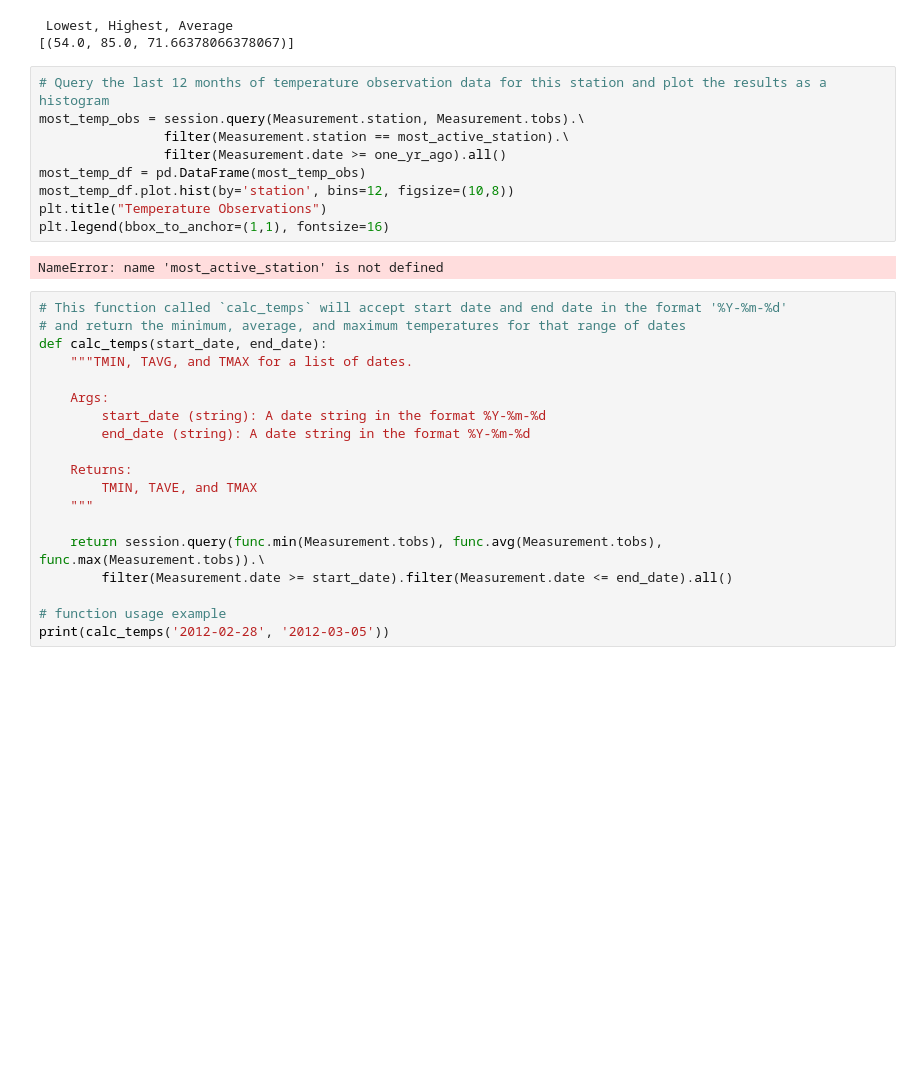
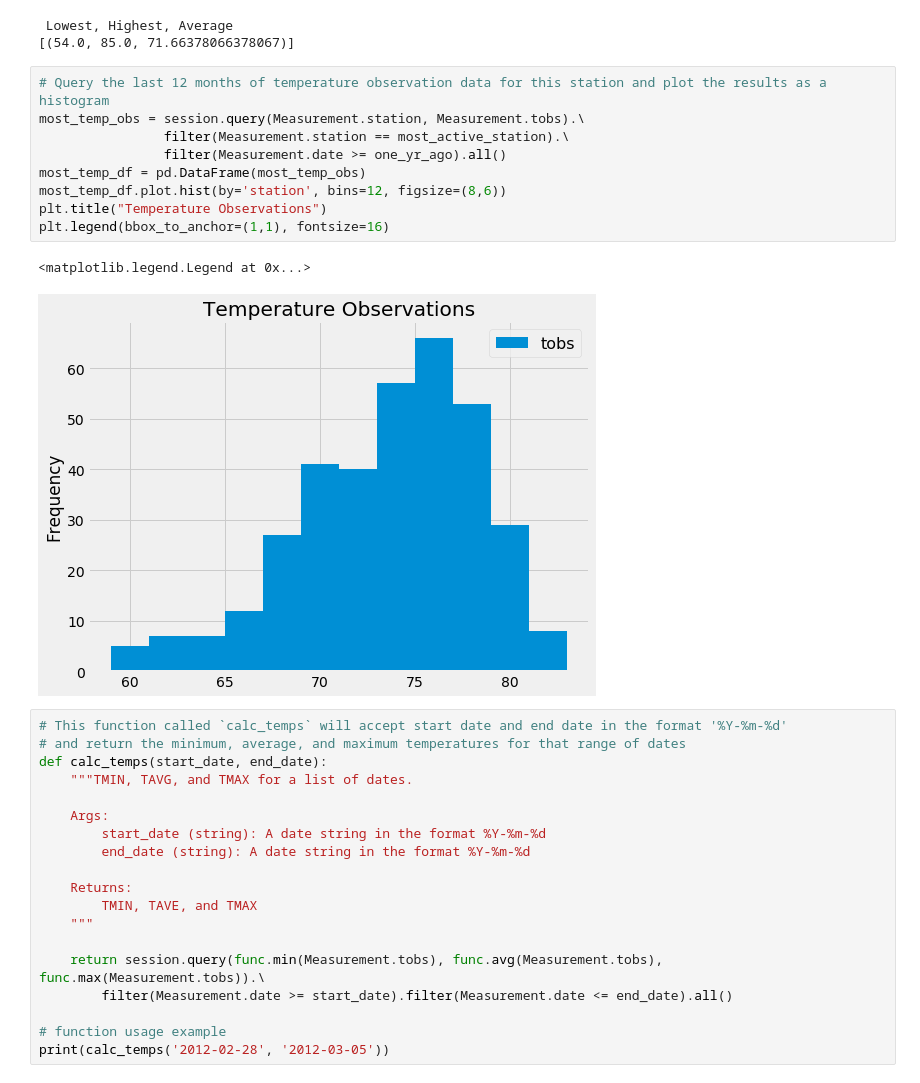
Before and after one commit to Deyinka/sqlalchemy, a Jupyter notebook: climate_starter (1).ipynb, the cells around one changed output. Drawn from its saved outputs; the diff is of its cells as text; blank space fills up the shorter version.

```diff
--- a/climate_starter (1).ipynb
+++ b/climate_starter (1).ipynb
@@ -142,14 +142,15 @@ print(most_active_temp)
 # %%
 # Query the last 12 months of temperature observation data for this station and plot the results as a histogram
 most_temp_obs = session.query(Measurement.station, Measurement.tobs).\
                 filter(Measurement.station == most_active_station).\
                 filter(Measurement.date >= one_yr_ago).all()
 most_temp_df = pd.DataFrame(most_temp_obs)
-most_temp_df.plot.hist(by='station', bins=12, figsize=(10,8))
+most_temp_df.plot.hist(by='station', bins=12, figsize=(8,6))
 plt.title("Temperature Observations")
 plt.legend(bbox_to_anchor=(1,1), fontsize=16)
 # %% [output]
-NameError: name 'most_active_station' is not defined
+<matplotlib.legend.Legend at 0x...>
+[figure, added]
 # %%
 # This function called `calc_temps` will accept start date and end date in the format '%Y-%m-%d'
 # and return the minimum, average, and maximum temperatures for that range of dates
```
